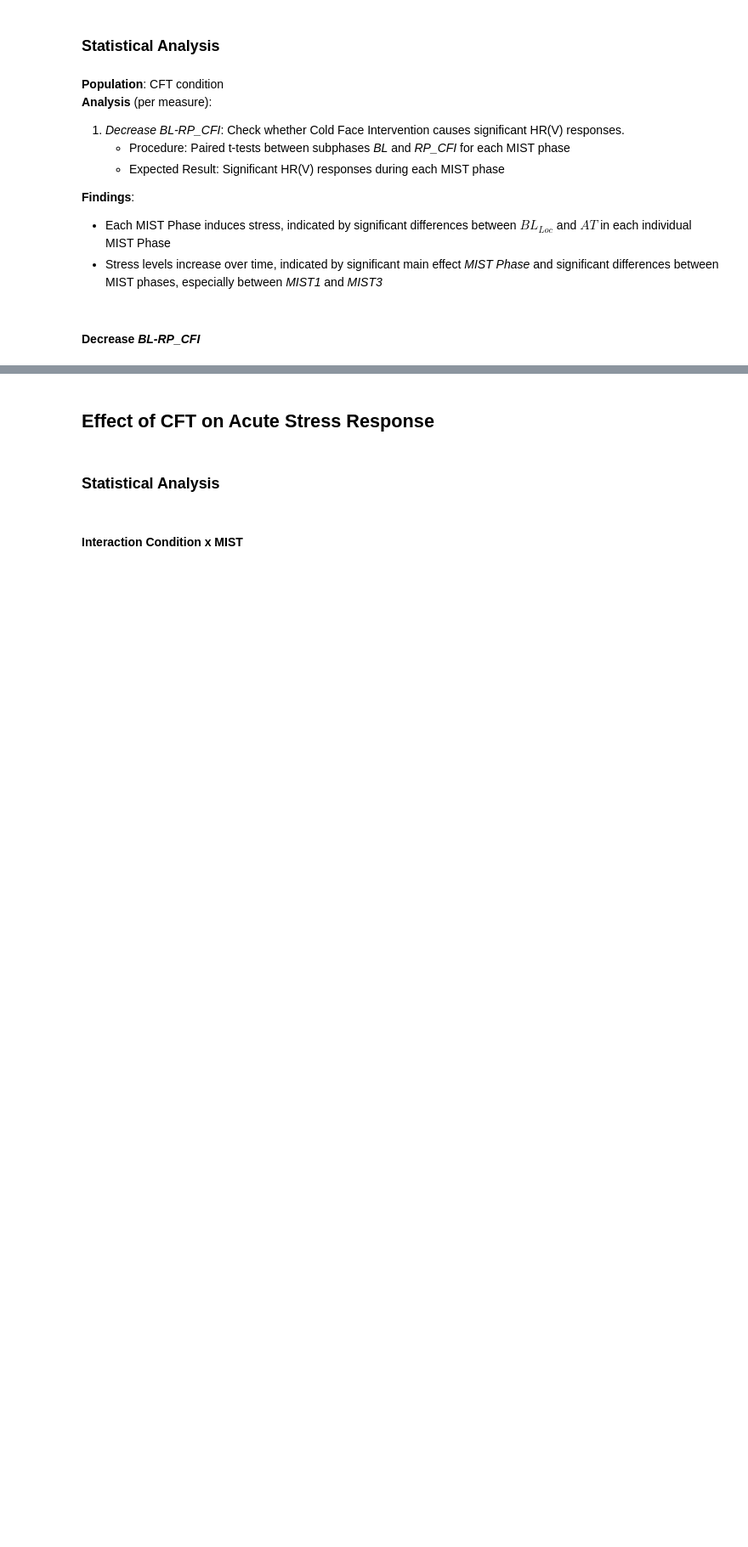
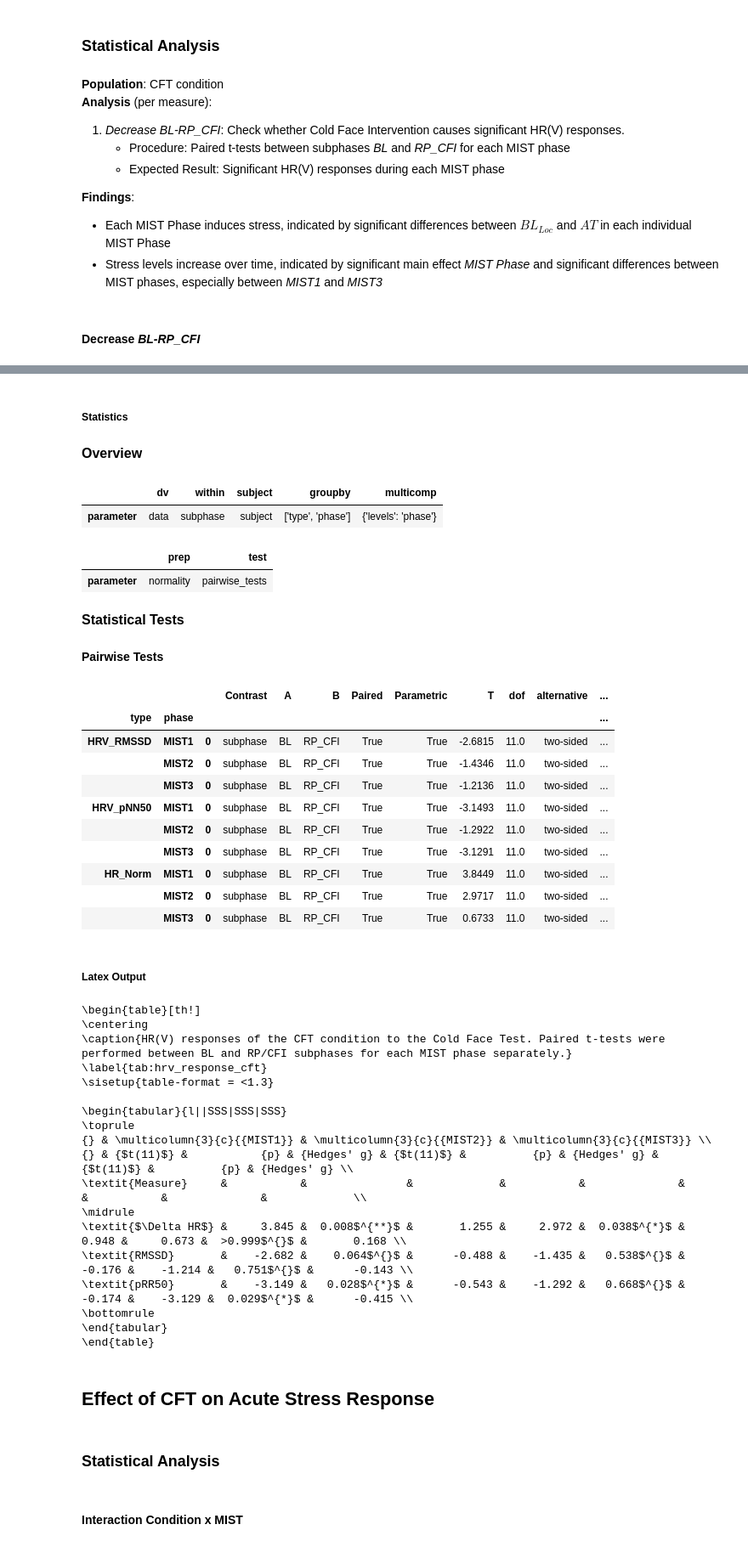
Before and after one commit to mad-lab-fau/cft-analysis, a Jupyter notebook: experiments/2022_scientific_reports/notebooks/analysis/ECG_Analysis.ipynb, the cells around one changed output, grey strips where cells are left out. Shown at 85% size. Cells and saved outputs as stored; diff of their text form; code cells hidden in the pictures; blank space fills up the shorter version.

```diff
--- a/experiments/2022_scientific_reports/notebooks/analysis/ECG_Analysis.ipynb
+++ b/experiments/2022_scientific_reports/notebooks/analysis/ECG_Analysis.ipynb
@@ -446,7 +533,7 @@ display(hr_analysis.head())
 ################################################################
 display(Markdown("##### Statistics"))
 
-steps = [("prep", "normality"), ("test", "pairwise_ttests")]
+steps = [("prep", "normality"), ("test", "pairwise_tests")]
 params = {
     "dv": "data",
     "within": "subphase",
@@ -472,7 +559,7 @@ caption = "HR(V) responses of the CFT condition to the Cold Face Test. \
 Paired t-tests were performed between BL and RP/CFI subphases for each MIST phase separately."
 
 df_latex = stats.results_to_latex_table(
-    "pairwise_ttests",
+    "pairwise_tests",
     unstack_levels="phase",
     index_kws={
         "index_value_order": index_value_order,
@@ -487,3 +574,4 @@ for path in [tex_path, paper_tex_path]:
     if path is not None:
         path.joinpath("tab_hrv_response_bl_cfi.tex").open(mode="w+").write(df_latex)
 print(df_latex)
+# %% [output]
@@ -490,3 +586,41 @@ print(df_latex)
+##### Statistics
+<font size="3"><b> Overview </b></font>
+|  | dv | within | subject | groupby | multicomp |
+| parameter | data | subphase | subject | ['type', 'phase'] | {'levels': 'phase'} |
+|  | prep | test |
+| parameter | normality | pairwise_tests |
+<font size="3"><b> Statistical Tests </b></font>
+**Pairwise Tests**
+|  |  |  | Contrast | A | B | Paired | Parametric | T | dof | alternative | ... |
+| type | phase |  |  |  |  |  |  |  |  |  | ... |
+| HRV_RMSSD | MIST1 | 0 | subphase | BL | RP_CFI | True | True | -2.6815 | 11.0 | two-sided | ... |
+|  | MIST2 | 0 | subphase | BL | RP_CFI | True | True | -1.4346 | 11.0 | two-sided | ... |
+|  | MIST3 | 0 | subphase | BL | RP_CFI | True | True | -1.2136 | 11.0 | two-sided | ... |
+| HRV_pNN50 | MIST1 | 0 | subphase | BL | RP_CFI | True | True | -3.1493 | 11.0 | two-sided | ... |
+|  | MIST2 | 0 | subphase | BL | RP_CFI | True | True | -1.2922 | 11.0 | two-sided | ... |
+|  | MIST3 | 0 | subphase | BL | RP_CFI | True | True | -3.1291 | 11.0 | two-sided | ... |
+| HR_Norm | MIST1 | 0 | subphase | BL | RP_CFI | True | True | 3.8449 | 11.0 | two-sided | ... |
+|  | MIST2 | 0 | subphase | BL | RP_CFI | True | True | 2.9717 | 11.0 | two-sided | ... |
+|  | MIST3 | 0 | subphase | BL | RP_CFI | True | True | 0.6733 | 11.0 | two-sided | ... |
+##### Latex Output
+\begin{table}[th!]
+\centering
+\caption{HR(V) responses of the CFT condition to the Cold Face Test. Paired t-tests were performed between BL and RP/CFI subphases for each MIST phase separately.}
+\label{tab:hrv_response_cft}
+\sisetup{table-format = <1.3}
+
+\begin{tabular}{l||SSS|SSS|SSS}
+\toprule
+{} & \multicolumn{3}{c}{{MIST1}} & \multicolumn{3}{c}{{MIST2}} & \multicolumn{3}{c}{{MIST3}} \\
+{} & {$t(11)$} &           {p} & {Hedges' g} & {$t(11)$} &          {p} & {Hedges' g} & {$t(11)$} &          {p} & {Hedges' g} \\
+\textit{Measure}     &           &               &             &           &              &             &           &              &             \\
+\midrule
+\textit{$\Delta HR$} &     3.845 &  0.008$^{**}$ &       1.255 &     2.972 &  0.038$^{*}$ &       0.948 &     0.673 &  >0.999$^{}$ &       0.168 \\
+\textit{RMSSD}       &    -2.682 &    0.064$^{}$ &      -0.488 &    -1.435 &   0.538$^{}$ &      -0.176 &    -1.214 &   0.751$^{}$ &      -0.143 \\
+\textit{pRR50}       &    -3.149 &   0.028$^{*}$ &      -0.543 &    -1.292 &   0.668$^{}$ &      -0.174 &    -3.129 &  0.029$^{*}$ &      -0.415 \\
+\bottomrule
+\end{tabular}
+\end{table}
 # %% [markdown]
 ## Effect of CFT on Acute Stress Response
 # %% [markdown]
```
Also changed, not shown: parts of 21 cells of this notebook, 6 other files.
